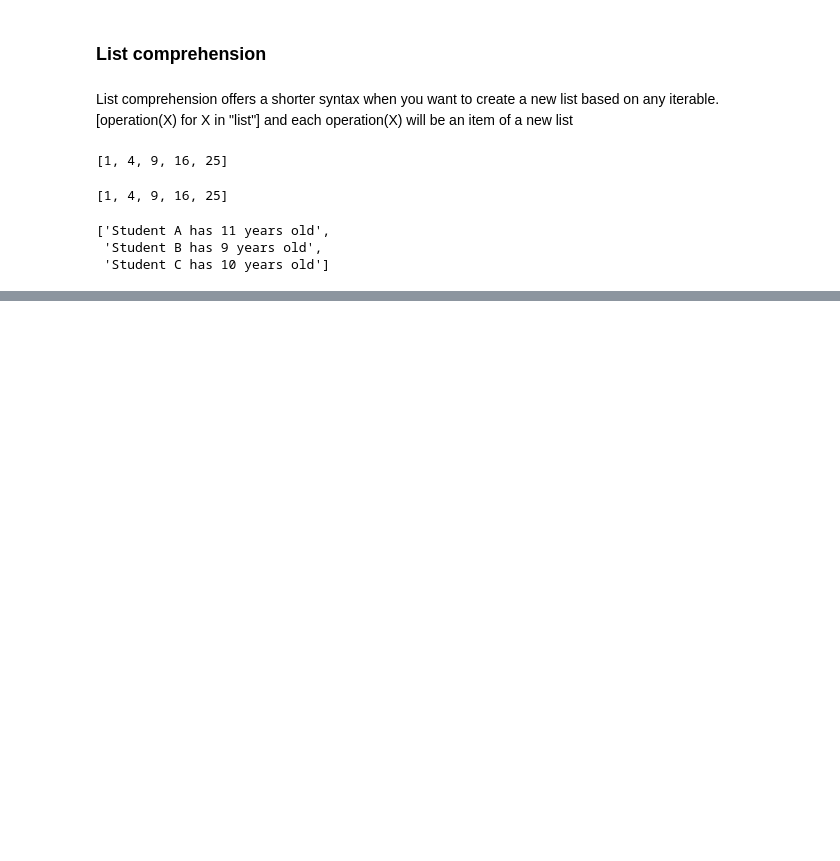
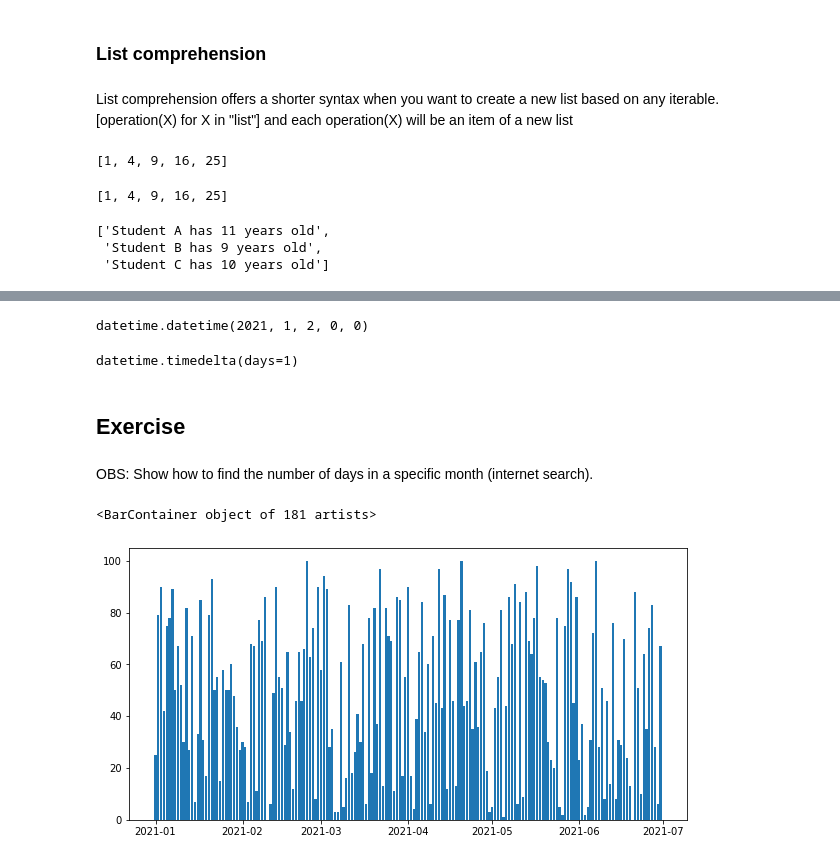
Before and after one commit to cordmaur/PythonForScientists, a Jupyter notebook: Python4Scientists_Lesson2.ipynb, the cells around one changed output, grey strips where cells are left out. Drawn from its saved outputs; the diff is of its cells as text; code cells hidden in the pictures; blank space fills up the shorter version.

```diff
--- a/Python4Scientists_Lesson2.ipynb
+++ b/Python4Scientists_Lesson2.ipynb
@@ -171,0 +428,34 @@ x
+# %%
+dt2 = dt + timedelta(days=1)
+dt2
+# %% [output]
+datetime.datetime(2021, 1, 2, 0, 0)
+# %%
+dt2 - dt
+# %% [output]
+datetime.timedelta(days=1)
+# %% [markdown]
+## Exercise
+# %% [markdown]
+OBS: Show how to find the number of days in a specific month (internet search).
+# %%
+def create_random_rain(start, end, max_rain=100, seed=None):
+
+    if seed is not None:
+        random.seed(seed)
+
+    if start >= end:
+        return None
+
+    # use timedelta to get days
+    days = (end - start).days
+
+    return {start + timedelta(days=i): random.randint(0, max_rain) for i in range(days)}
+# %%
+rain = create_random_rain(datetime(2021, 1, 1), datetime(2021, 7, 1))
+
+plt.figure(figsize=(10, 5))
+plt.bar(rain.keys(), rain.values())
+# %% [output]
+<BarContainer object of 181 artists>
+[figure, added]
```
Also changed, not shown: parts of 78 cells of this notebook.
